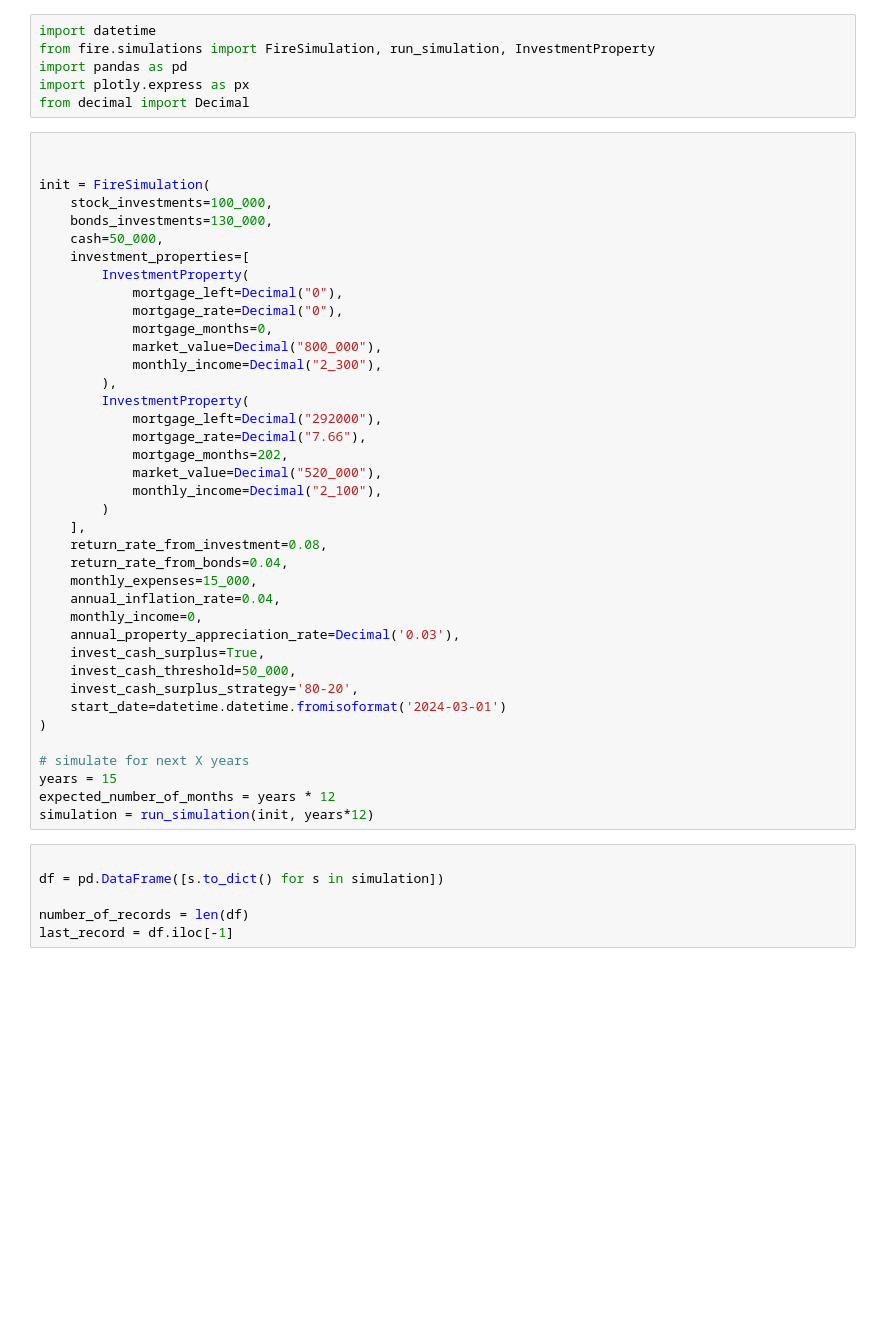
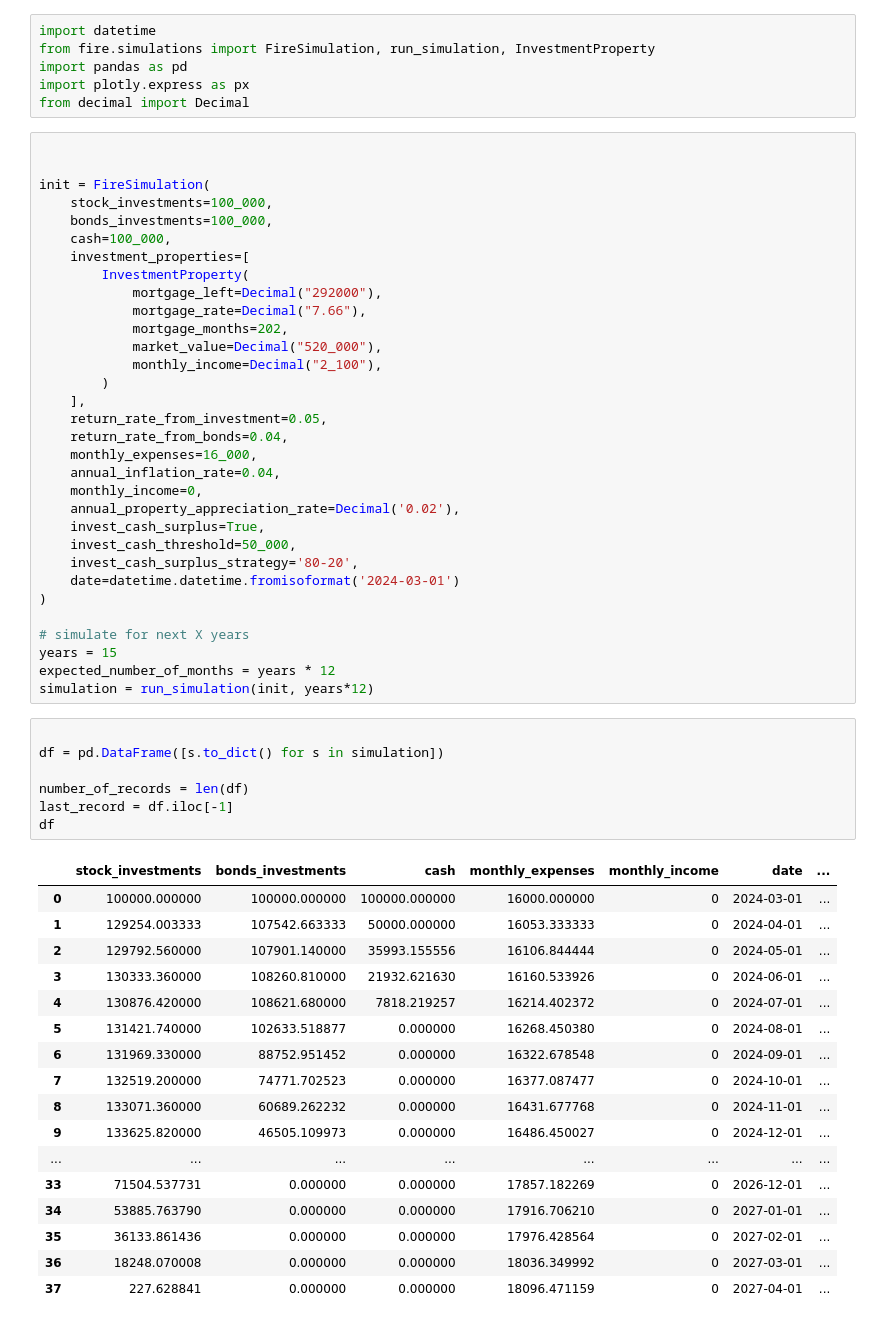
Before and after one commit to sparrovv/financial_simulations, a Jupyter notebook: notebooks/no_income_simpulation.ipynb, the cells around one changed output. Saved outputs shown, nothing was run; the diff lists cells and outputs as text; blank space fills up the shorter version.

```diff
--- a/notebooks/no_income_simpulation.ipynb
+++ b/notebooks/no_income_simpulation.ipynb
@@ -35,16 +35,9 @@ from decimal import Decimal
 
 init = FireSimulation(
     stock_investments=100_000,
-    bonds_investments=130_000,
-    cash=50_000,
+    bonds_investments=100_000,
+    cash=100_000,
     investment_properties=[
-        InvestmentProperty(
-            mortgage_left=Decimal("0"),
-            mortgage_rate=Decimal("0"),
-            mortgage_months=0,
-            market_value=Decimal("800_000"),
-            monthly_income=Decimal("2_300"),
-        ),
         InvestmentProperty(
             mortgage_left=Decimal("292000"),
             mortgage_rate=Decimal("7.66"),
@@ -53,16 +46,16 @@ init = FireSimulation(
             monthly_income=Decimal("2_100"),
         )
     ],
-    return_rate_from_investment=0.08,
+    return_rate_from_investment=0.05,
     return_rate_from_bonds=0.04,
-    monthly_expenses=15_000,
+    monthly_expenses=16_000,
     annual_inflation_rate=0.04,
     monthly_income=0,
-    annual_property_appreciation_rate=Decimal('0.03'),
+    annual_property_appreciation_rate=Decimal('0.02'),
     invest_cash_surplus=True,
     invest_cash_threshold=50_000,
     invest_cash_surplus_strategy='80-20',
-    start_date=datetime.datetime.fromisoformat('2024-03-01')
+    date=datetime.datetime.fromisoformat('2024-03-01')
 )
 
 # simulate for next X years
@@ -72,9 +65,28 @@ simulation = run_simulation(init, years*12)
 # %%
 
 df = pd.DataFrame([s.to_dict() for s in simulation])
 
 number_of_records = len(df)
 last_record = df.iloc[-1]
+df
+# %% [output]
+|  | stock_investments | bonds_investments | cash | monthly_expenses | monthly_income | date | ... |
+| 0 | 100000.000000 | 100000.000000 | 100000.000000 | 16000.000000 | 0 | 2024-03-01 | ... |
+| 1 | 129254.003333 | 107542.663333 | 50000.000000 | 16053.333333 | 0 | 2024-04-01 | ... |
+| 2 | 129792.560000 | 107901.140000 | 35993.155556 | 16106.844444 | 0 | 2024-05-01 | ... |
+| 3 | 130333.360000 | 108260.810000 | 21932.621630 | 16160.533926 | 0 | 2024-06-01 | ... |
+| 4 | 130876.420000 | 108621.680000 | 7818.219257 | 16214.402372 | 0 | 2024-07-01 | ... |
+| 5 | 131421.740000 | 102633.518877 | 0.000000 | 16268.450380 | 0 | 2024-08-01 | ... |
+| 6 | 131969.330000 | 88752.951452 | 0.000000 | 16322.678548 | 0 | 2024-09-01 | ... |
+| 7 | 132519.200000 | 74771.702523 | 0.000000 | 16377.087477 | 0 | 2024-10-01 | ... |
+| 8 | 133071.360000 | 60689.262232 | 0.000000 | 16431.677768 | 0 | 2024-11-01 | ... |
+| 9 | 133625.820000 | 46505.109973 | 0.000000 | 16486.450027 | 0 | 2024-12-01 | ... |
+| ... | ... | ... | ... | ... | ... | ... | ... |
+| 33 | 71504.537731 | 0.000000 | 0.000000 | 17857.182269 | 0 | 2026-12-01 | ... |
+| 34 | 53885.763790 | 0.000000 | 0.000000 | 17916.706210 | 0 | 2027-01-01 | ... |
+| 35 | 36133.861436 | 0.000000 | 0.000000 | 17976.428564 | 0 | 2027-02-01 | ... |
+| 36 | 18248.070008 | 0.000000 | 0.000000 | 18036.349992 | 0 | 2027-03-01 | ... |
+| 37 | 227.628841 | 0.000000 | 0.000000 | 18096.471159 | 0 | 2027-04-01 | ... |
 # %%
 print(f"Without any income and burning only your investments, you can survive for {number_of_records} months")
 # %% [output]
```
Also changed, not shown: parts of 4 cells of this notebook, 3 other files.
